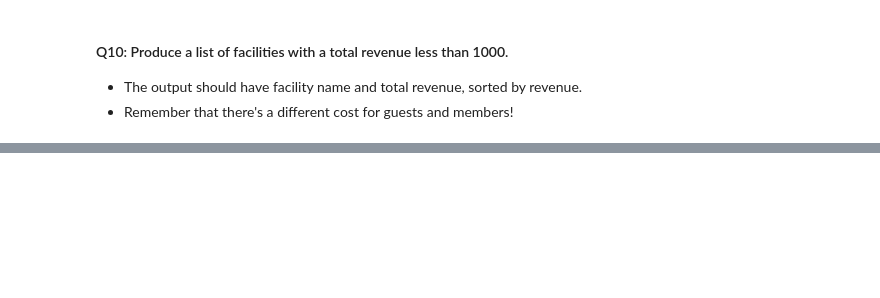
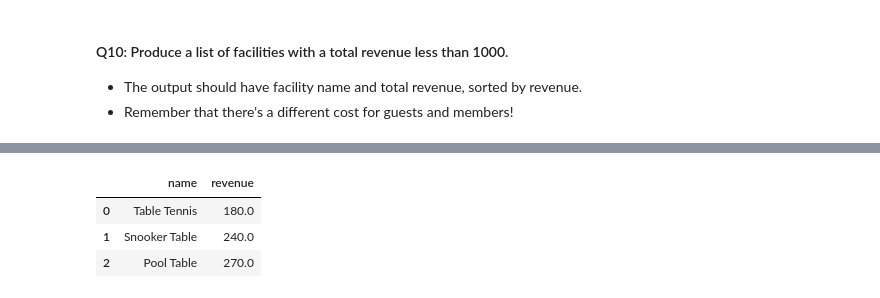
Before and after one commit to diana-md/ML-Bootcamp-Projects, a Jupyter notebook: facilities_SQL_queries_with_Spark/Mini_Project_SQL_with_Spark.ipynb, the cells around one changed output, grey strips where cells are left out. Saved outputs shown, nothing was run; the diff lists cells and outputs as text; code cells hidden in the pictures; blank space fills up the shorter version.

```diff
--- a/facilities_SQL_queries_with_Spark/Mini_Project_SQL_with_Spark.ipynb
+++ b/facilities_SQL_queries_with_Spark/Mini_Project_SQL_with_Spark.ipynb
@@ -367,17 +412,21 @@ result.toPandas()
 # %%
 result = run_sql('''
 SELECT name, revenue
 FROM(SELECT facid, name, SUM(total_cost) AS revenue
-	FROM (SELECT facid, name, CASE WHEN memid <> 0 THEN slots * membercost
-							   ELSE slots * guestcost END as total_cost
-		FROM bookings
-		JOIN (SELECT facid, name, membercost, guestcost
-			FROM facilities) AS facility_cost
-		USING (facid))
-		AS booking_cost
-	GROUP BY facid, name)
+    FROM(SELECT facid, name, CASE WHEN memid <> 0 THEN slots * membercost
+                            ELSE slots * guestcost END as total_cost
+        FROM bookings
+        JOIN (SELECT facid, name, membercost, guestcost
+            FROM facilities) AS facility_cost
+        USING (facid))
+        AS booking_cost
+    GROUP BY facid, name)
     AS grouped_rev
 WHERE revenue < 1000
-ORDER BY revenue
-                 ''')
+ORDER BY revenue''')
 result.toPandas()
+# %% [output]
+|  | name | revenue |
+| 0 | Table Tennis | 180.0 |
+| 1 | Snooker Table | 240.0 |
+| 2 | Pool Table | 270.0 |
```
Also changed, not shown: parts of 14 cells of this notebook.
